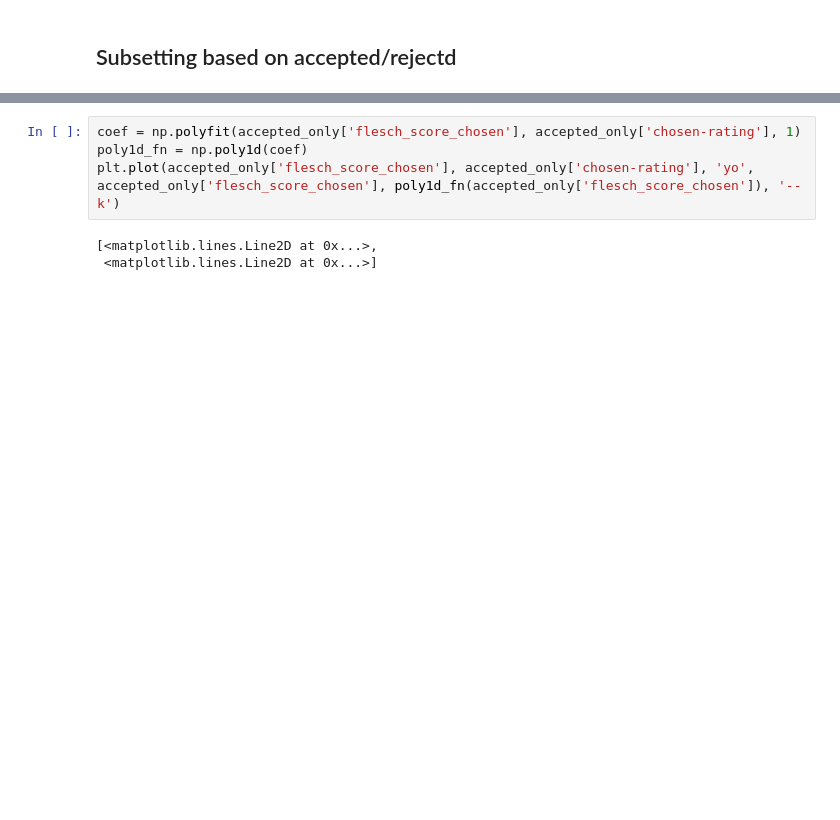
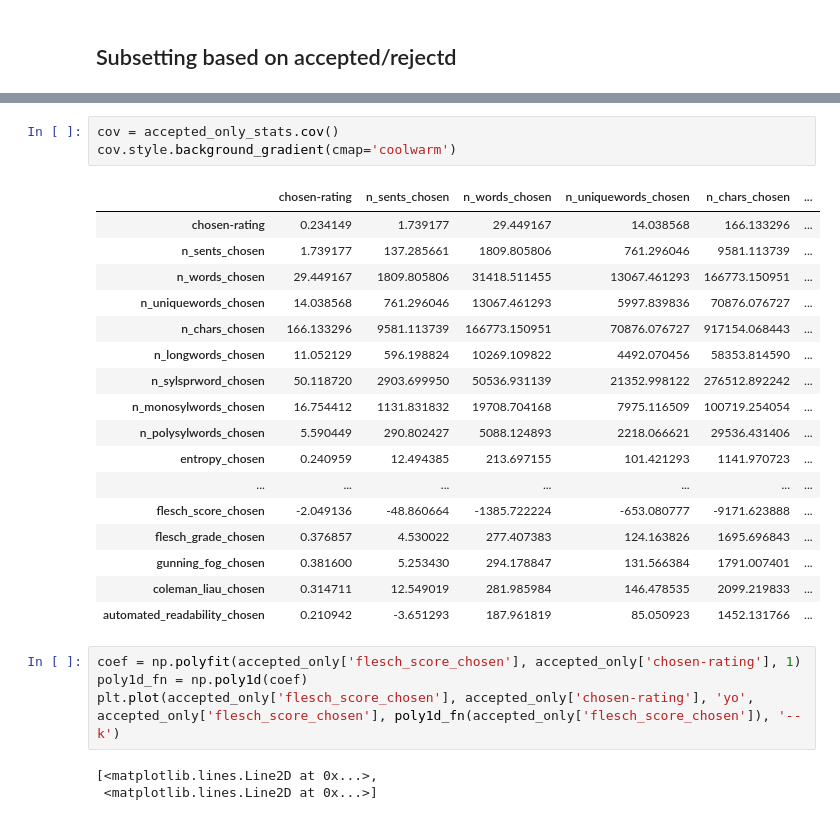
Before and after one commit to CEBangu/Ultra_Feedback, a Jupyter notebook: UF_analysis.ipynb, the cells around one changed output, grey strips where cells are left out. Saved outputs shown, nothing was run; the diff lists cells and outputs as text; blank space fills up the shorter version.

```diff
--- a/UF_analysis.ipynb
+++ b/UF_analysis.ipynb
@@ -104,3 +202,24 @@ corr.style.background_gradient(cmap='coolwarm')
+# %%
+cov = accepted_only_stats.cov()
+cov.style.background_gradient(cmap='coolwarm')
+# %% [output]
+|  | chosen-rating | n_sents_chosen | n_words_chosen | n_uniquewords_chosen | n_chars_chosen | ... |
+| chosen-rating | 0.234149 | 1.739177 | 29.449167 | 14.038568 | 166.133296 | ... |
+| n_sents_chosen | 1.739177 | 137.285661 | 1809.805806 | 761.296046 | 9581.113739 | ... |
+| n_words_chosen | 29.449167 | 1809.805806 | 31418.511455 | 13067.461293 | 166773.150951 | ... |
+| n_uniquewords_chosen | 14.038568 | 761.296046 | 13067.461293 | 5997.839836 | 70876.076727 | ... |
+| n_chars_chosen | 166.133296 | 9581.113739 | 166773.150951 | 70876.076727 | 917154.068443 | ... |
+| n_longwords_chosen | 11.052129 | 596.198824 | 10269.109822 | 4492.070456 | 58353.814590 | ... |
+| n_sylsprword_chosen | 50.118720 | 2903.699950 | 50536.931139 | 21352.998122 | 276512.892242 | ... |
+| n_monosylwords_chosen | 16.754412 | 1131.831832 | 19708.704168 | 7975.116509 | 100719.254054 | ... |
+| n_polysylwords_chosen | 5.590449 | 290.802427 | 5088.124893 | 2218.066621 | 29536.431406 | ... |
+| entropy_chosen | 0.240959 | 12.494385 | 213.697155 | 101.421293 | 1141.970723 | ... |
+| ... | ... | ... | ... | ... | ... | ... |
+| flesch_score_chosen | -2.049136 | -48.860664 | -1385.722224 | -653.080777 | -9171.623888 | ... |
+| flesch_grade_chosen | 0.376857 | 4.530022 | 277.407383 | 124.163826 | 1695.696843 | ... |
+| gunning_fog_chosen | 0.381600 | 5.253430 | 294.178847 | 131.566384 | 1791.007401 | ... |
+| coleman_liau_chosen | 0.314711 | 12.549019 | 281.985984 | 146.478535 | 2099.219833 | ... |
+| automated_readability_chosen | 0.210942 | -3.651293 | 187.961819 | 85.050923 | 1452.131766 | ... |
 # %%
 coef = np.polyfit(accepted_only['flesch_score_chosen'], accepted_only['chosen-rating'], 1)
 poly1d_fn = np.poly1d(coef)
```
Also changed, not shown: parts of 23 cells of this notebook, 8 other files.
